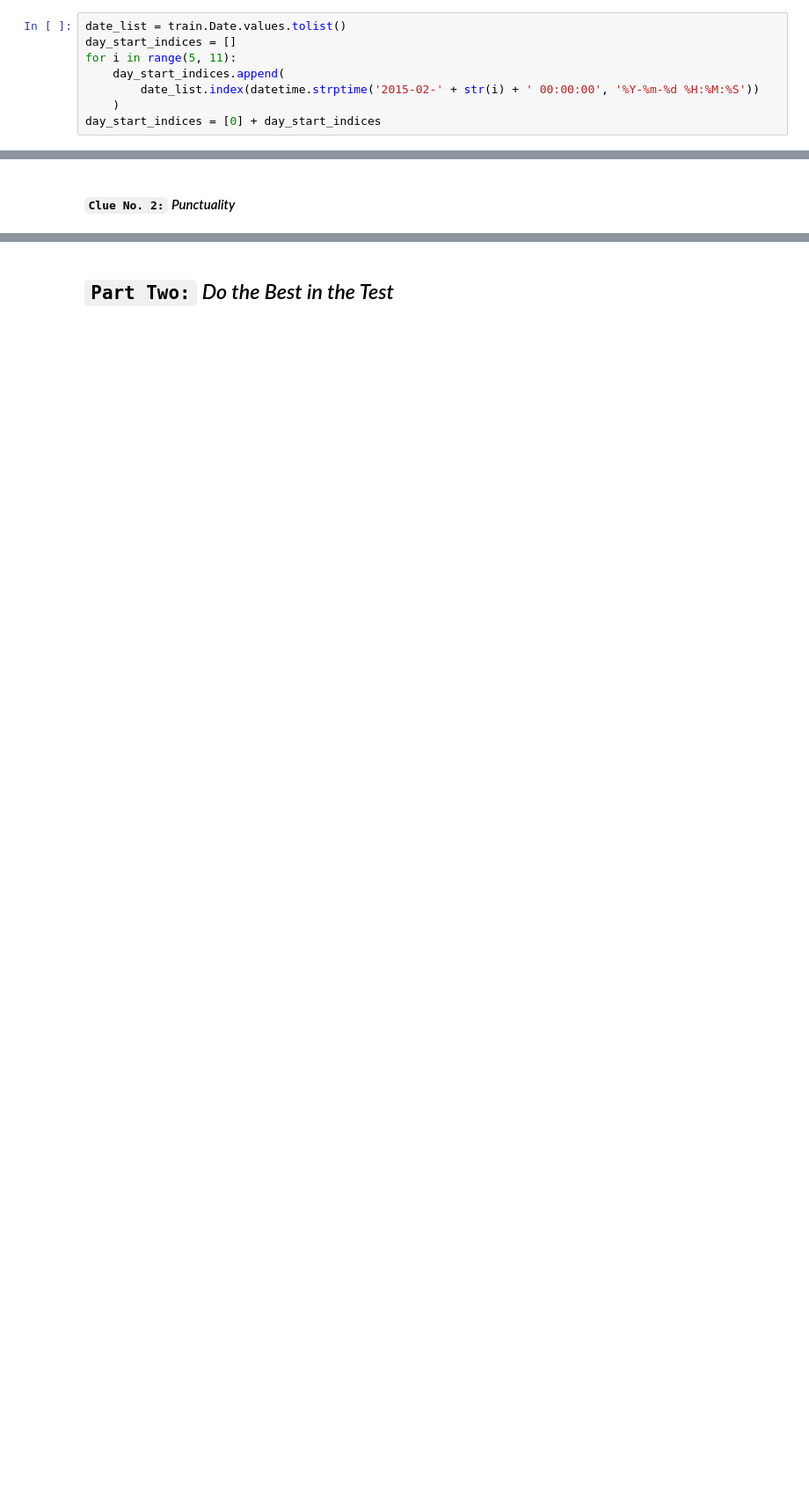
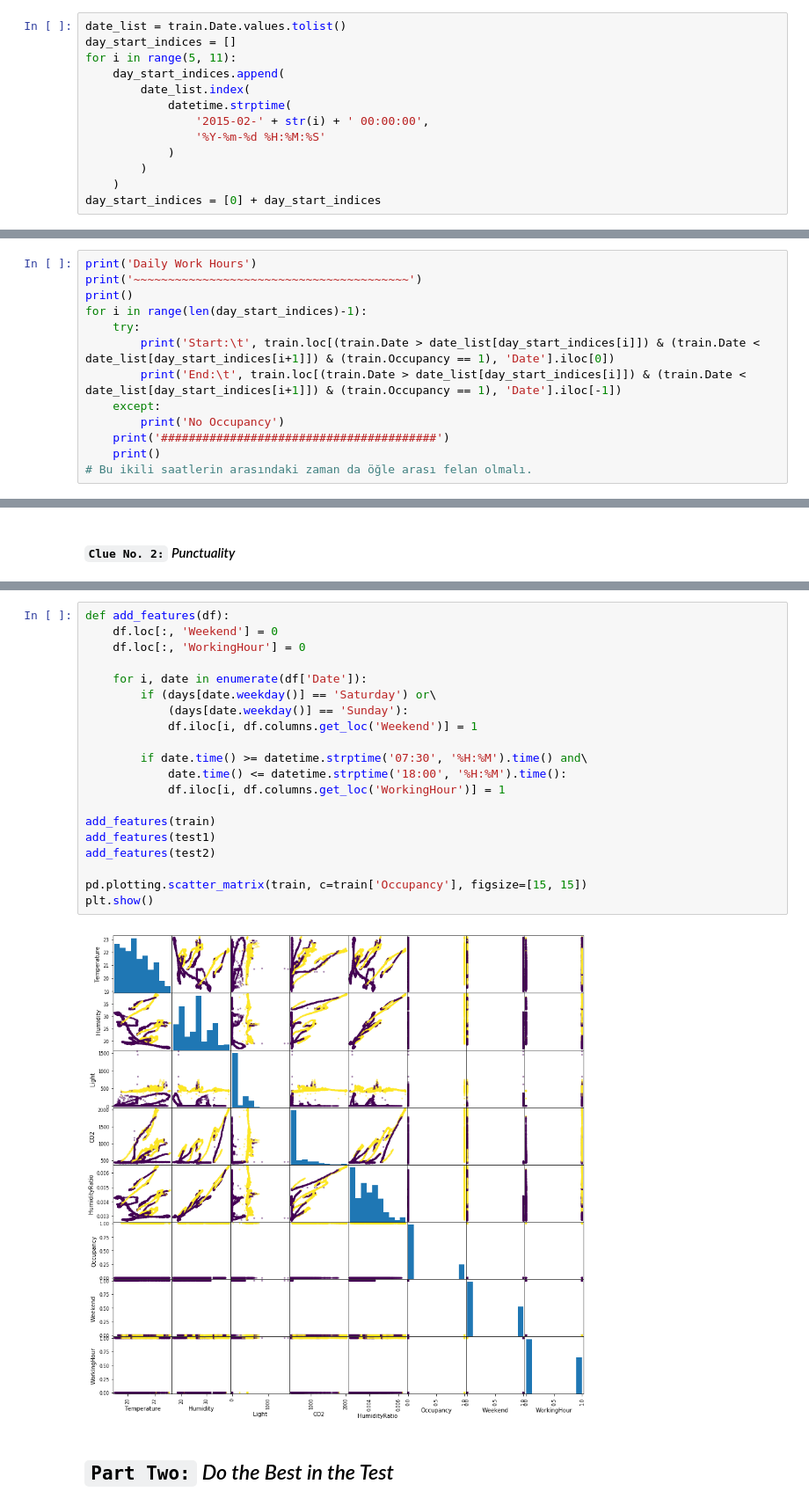
Before and after one commit to armut/Occupancy-Detection, a Jupyter notebook: A Scandal In the Office.ipynb, the cells around one changed output, grey strips where cells are left out. Shown at 88% size. Drawn from its saved outputs; the diff is of its cells as text; blank space fills up the shorter version.

Commit message:
Running tests...

```diff
--- a/A Scandal In the Office.ipynb
+++ b/A Scandal In the Office.ipynb
@@ -265,7 +253,12 @@ date_list = train.Date.values.tolist()
 day_start_indices = []
 for i in range(5, 11):
     day_start_indices.append(
-        date_list.index(datetime.strptime('2015-02-' + str(i) + ' 00:00:00', '%Y-%m-%d %H:%M:%S'))
+        date_list.index(
+            datetime.strptime(
+                '2015-02-' + str(i) + ' 00:00:00',
+                '%Y-%m-%d %H:%M:%S'
+            )
+        )
     )
 day_start_indices = [0] + day_start_indices
 # %% [markdown]
@@ -291,0 +285,13 @@ So, what I conclude from these plots is I had better mind the working hours whic
+# %%
+print('Daily Work Hours')
+print('~~~~~~~~~~~~~~~~~~~~~~~~~~~~~~~~~~~~~~~~')
+print()
+for i in range(len(day_start_indices)-1):
+    try:
+        print('Start:\t', train.loc[(train.Date > date_list[day_start_indices[i]]) & (train.Date < date_list[day_start_indices[i+1]]) & (train.Occupancy == 1), 'Date'].iloc[0])
+        print('End:\t', train.loc[(train.Date > date_list[day_start_indices[i]]) & (train.Date < date_list[day_start_indices[i+1]]) & (train.Occupancy == 1), 'Date'].iloc[-1])
+    except:
+        print('No Occupancy')
+    print('########################################')
+    print()
+# Bu ikili saatlerin arasındaki zaman da öğle arası felan olmalı.
@@ -294,2 +356,24 @@ So, what I conclude from these plots is I had better mind the working hours whic
+# %%
+def add_features(df):
+    df.loc[:, 'Weekend'] = 0
+    df.loc[:, 'WorkingHour'] = 0
+
+    for i, date in enumerate(df['Date']):
+        if (days[date.weekday()] == 'Saturday') or\
+            (days[date.weekday()] == 'Sunday'):
+            df.iloc[i, df.columns.get_loc('Weekend')] = 1
+
+        if date.time() >= datetime.strptime('07:30', '%H:%M').time() and\
+            date.time() <= datetime.strptime('18:00', '%H:%M').time():
+            df.iloc[i, df.columns.get_loc('WorkingHour')] = 1
+
+add_features(train)
+add_features(test1)
+add_features(test2)
+
+pd.plotting.scatter_matrix(train, c=train['Occupancy'], figsize=[15, 15])
+plt.show()
+# %% [output]
+[figure, added]
 # %% [markdown]
 ## `Part Two:` *Do the Best in the Test*
```
Also changed, not shown: parts of 52 cells of this notebook, 1 other file.
